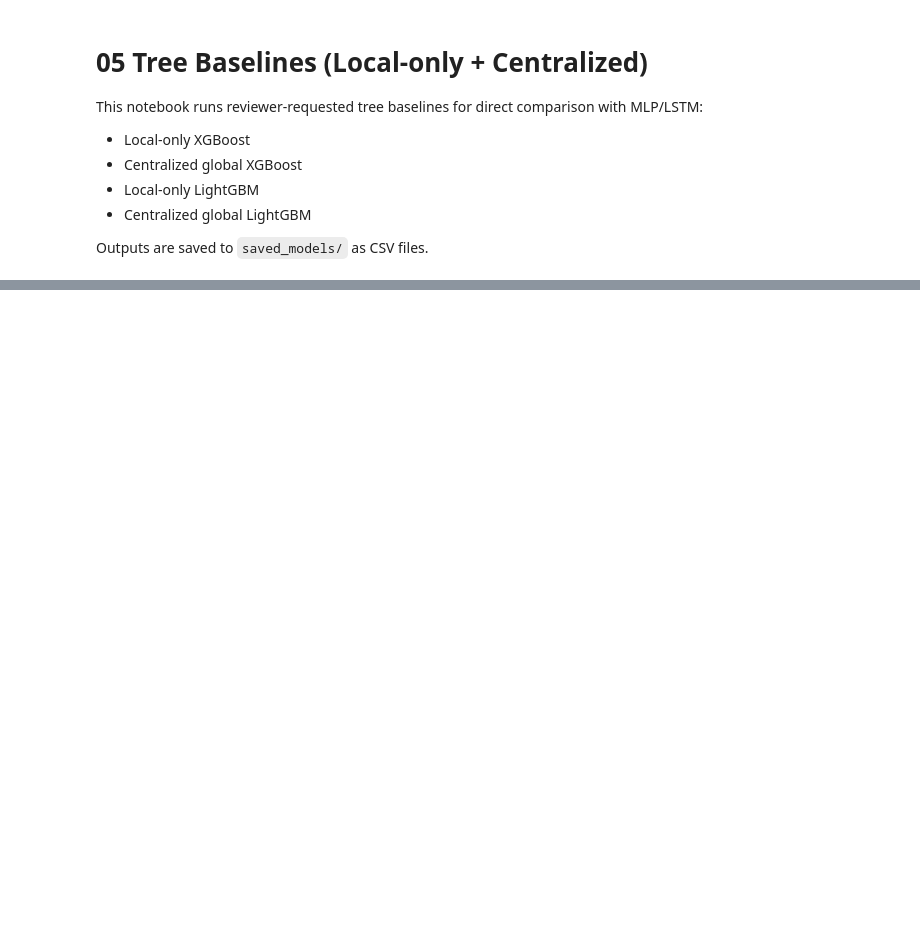
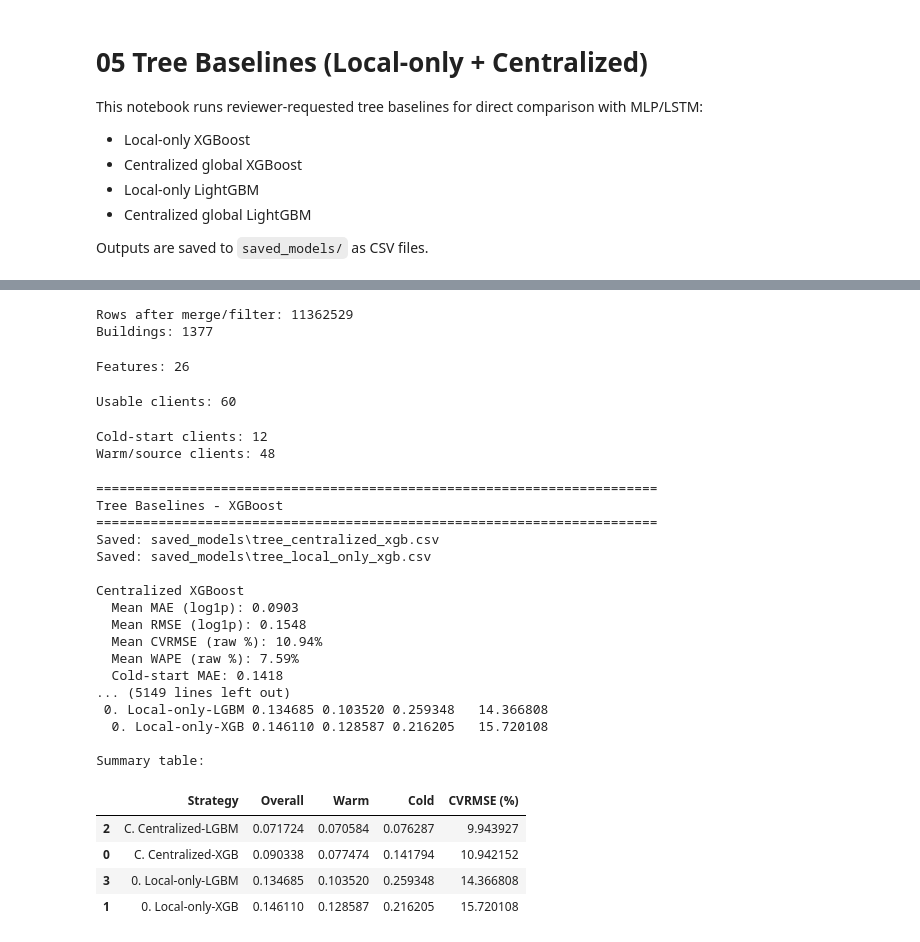
Before and after one commit to tamararistovska/FTL_Smart_Building_Energy_Prediction, a Jupyter notebook: 05_tree_baselines.ipynb, the cells around one changed output, grey strips where cells are left out. Cells and saved outputs as stored; diff of their text form; code cells hidden in the pictures; blank space fills up the shorter version.

```diff
--- a/05_tree_baselines.ipynb
+++ b/05_tree_baselines.ipynb
@@ -45,8 +43,15 @@ for d in (train_raw, weather):
     if 'timestamp' in d.columns:
         d['timestamp'] = pd.to_datetime(d['timestamp'])
 
-# Merge
-df = train_raw.merge(meta, on='building_id', how='left')
+# Merge metadata without duplicating columns already present in cleaned train
+meta_extra_cols = [c for c in meta.columns if c not in train_raw.columns]
+if meta_extra_cols:
+    df = train_raw.merge(meta[['building_id'] + meta_extra_cols], on='building_id', how='left')
+else:
+    df = train_raw.copy()
+
+if 'site_id' not in df.columns:
+    raise KeyError('site_id is missing after metadata merge. Check train_raw/meta columns.')
 df = df.merge(weather, on=['site_id', 'timestamp'], how='left')
 
 # Keep electric meter only when meter exists
@@ -68,6 +73,9 @@ df['y'] = np.log1p(df['meter_reading'])
 
 print('Rows after merge/filter:', len(df))
 print('Buildings:', df['building_id'].nunique())
+# %% [output]
+Rows after merge/filter: 11362529
+Buildings: 1377
 # %%
 # Feature engineering aligned with MLP/LSTM setup
 df['hour'] = df['timestamp'].dt.hour
@@ -118,6 +126,8 @@ FEATURES = [
 TARGET = 'y'
 
 print('Features:', len(FEATURES))
+# %% [output]
+Features: 26
 # %%
 # Build per-building train/val/test client split
 TRAIN_FRAC = 0.75
@@ -160,6 +170,8 @@ for bid in chosen_buildings:
 
 usable_bids = sorted(client_data.keys())
 print('Usable clients:', len(usable_bids))
+# %% [output]
+Usable clients: 60
 # %%
 # Cold-start setup + save helper
 ENABLE_COLD_START = True
@@ -189,14 +201,53 @@ def save_dataframe(df, name):
 
 print('Cold-start clients:', len(cold_set))
 print('Warm/source clients:', len(source_bids))
+# %% [output]
+Cold-start clients: 12
+Warm/source clients: 48
 # %%
 # Run reviewer-requested tree baselines
-from run_tree_baselines import run_tree_baselines
+import importlib
+import run_tree_baselines as tree_baselines
 
-run_tree_baselines(seed=SEED)
+tree_baselines = importlib.reload(tree_baselines)
+run_tree_baselines = tree_baselines.run_tree_baselines
+
+tree_results = run_tree_baselines(
+    seed=SEED,
+    client_data=client_data,
+    usable_bids=usable_bids,
+    target=TARGET,
+    features=FEATURES,
+    cold_set=cold_set,
+    source_bids=source_bids,
+)
+globals().update(tree_results)
 
 print('\nSummary table:')
 df_tree_baseline_summary
+# %% [output]
+========================================================================
+Tree Baselines - XGBoost
+========================================================================
+Saved: saved_models\tree_centralized_xgb.csv
+Saved: saved_models\tree_local_only_xgb.csv
+
+Centralized XGBoost
+  Mean MAE (log1p): 0.0903
+  Mean RMSE (log1p): 0.1548
+  Mean CVRMSE (raw %): 10.94%
+  Mean WAPE (raw %): 7.59%
+  Cold-start MAE: 0.1418
+... (5149 lines left out)
+ 0. Local-only-LGBM 0.134685 0.103520 0.259348   14.366808
+  0. Local-only-XGB 0.146110 0.128587 0.216205   15.720108
+
+Summary table:
+|  | Strategy | Overall | Warm | Cold | CVRMSE (%) |
+| 2 | C. Centralized-LGBM | 0.071724 | 0.070584 | 0.076287 | 9.943927 |
+| 0 | C. Centralized-XGB | 0.090338 | 0.077474 | 0.141794 | 10.942152 |
+| 3 | 0. Local-only-LGBM | 0.134685 | 0.103520 | 0.259348 | 14.366808 |
+| 1 | 0. Local-only-XGB | 0.146110 | 0.128587 | 0.216205 | 15.720108 |
 # %%
 # Optional: compare tree baselines vs saved local-only MLP/LSTM files
 from pathlib import Path
```
Also changed, not shown: parts of 2 cells of this notebook, 9 other files.
